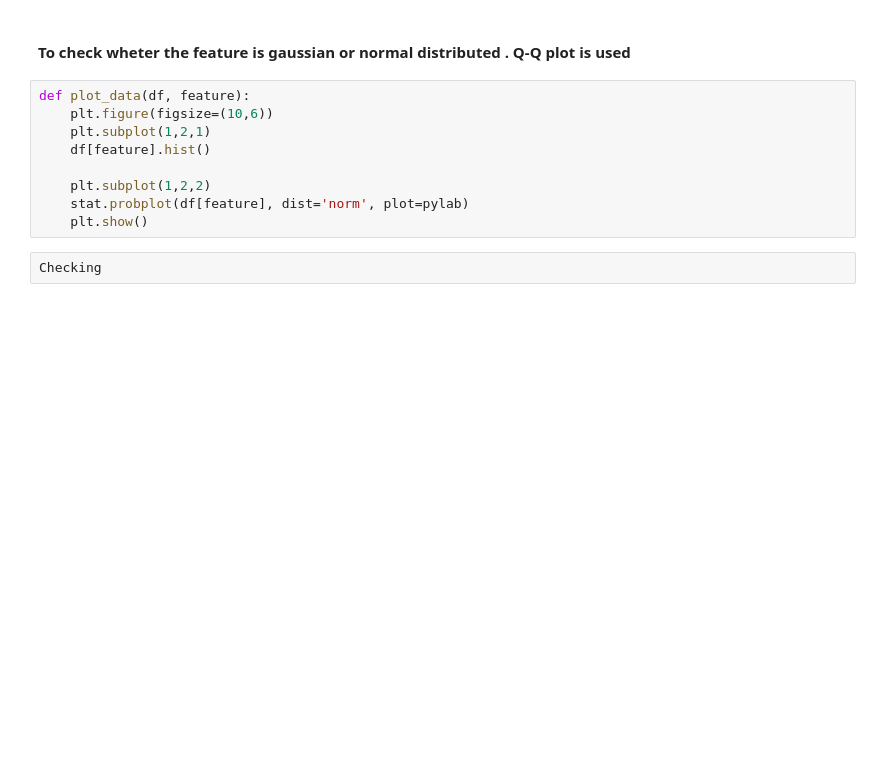
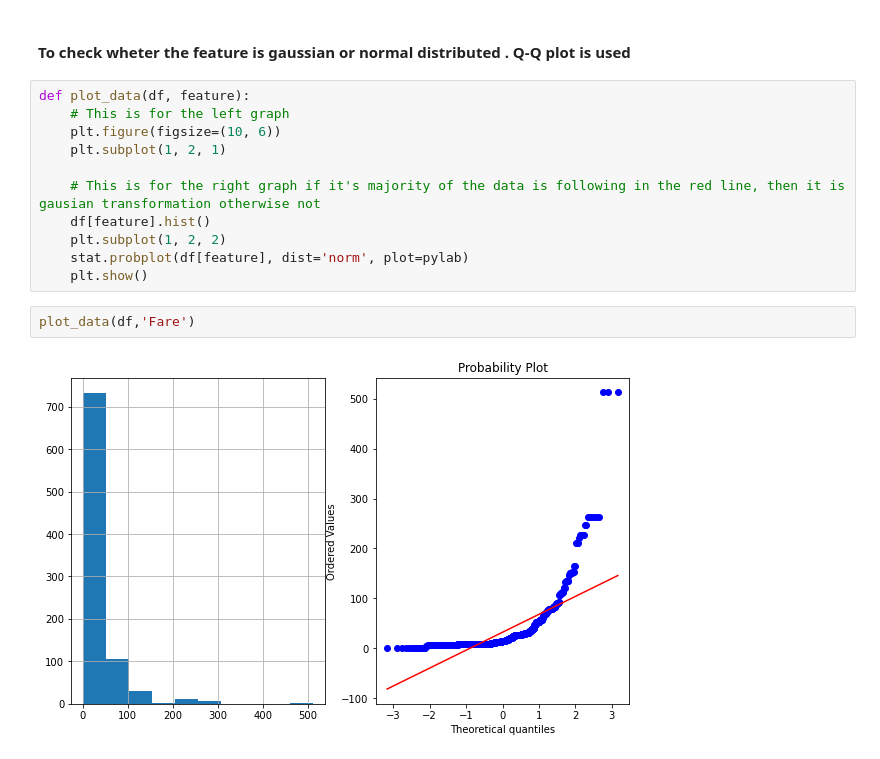
Before and after one commit to Mr-Dheer/Standardization, a Jupyter notebook: code.ipynb, the cells around one changed output. Saved outputs shown, nothing was run; the diff lists cells and outputs as text; blank space fills up the shorter version.

```diff
--- a/code.ipynb
+++ b/code.ipynb
@@ -112,12 +121,16 @@ df['Age'].fillna(df.Age.median(), inplace=True)
 #### To check wheter the feature is gaussian or normal distributed . Q-Q plot is used
 # %%
 def plot_data(df, feature):
-    plt.figure(figsize=(10,6))
-    plt.subplot(1,2,1)
+    # This is for the left graph
+    plt.figure(figsize=(10, 6))
+    plt.subplot(1, 2, 1)
+
+    # This is for the right graph if it's majority of the data is following in the red line, then it is gausian transformation otherwise not
     df[feature].hist()
-
-    plt.subplot(1,2,2)
+    plt.subplot(1, 2, 2)
     stat.probplot(df[feature], dist='norm', plot=pylab)
     plt.show()
-# %%
-Checking
+# %%
+plot_data(df,'Fare')
+# %% [output]
+[figure, added]
```
Also changed, not shown: parts of 14 cells of this notebook.
